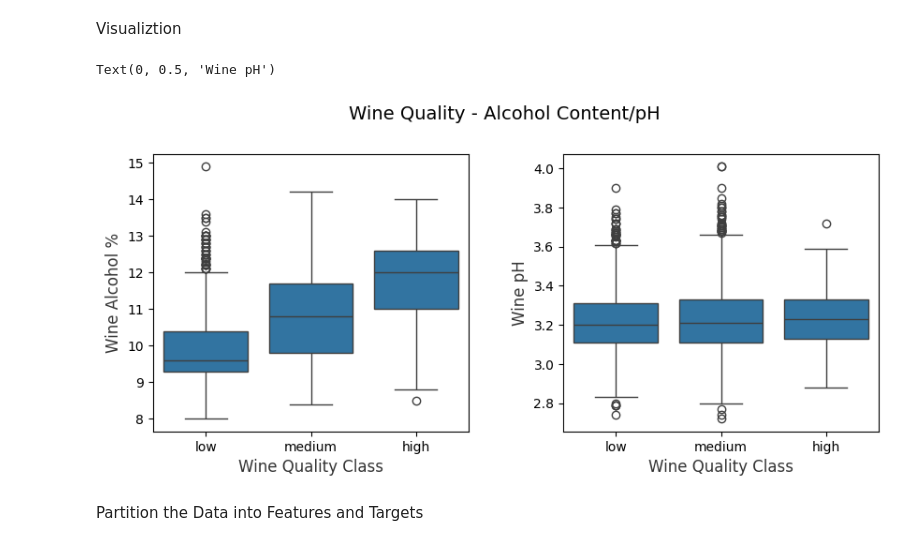
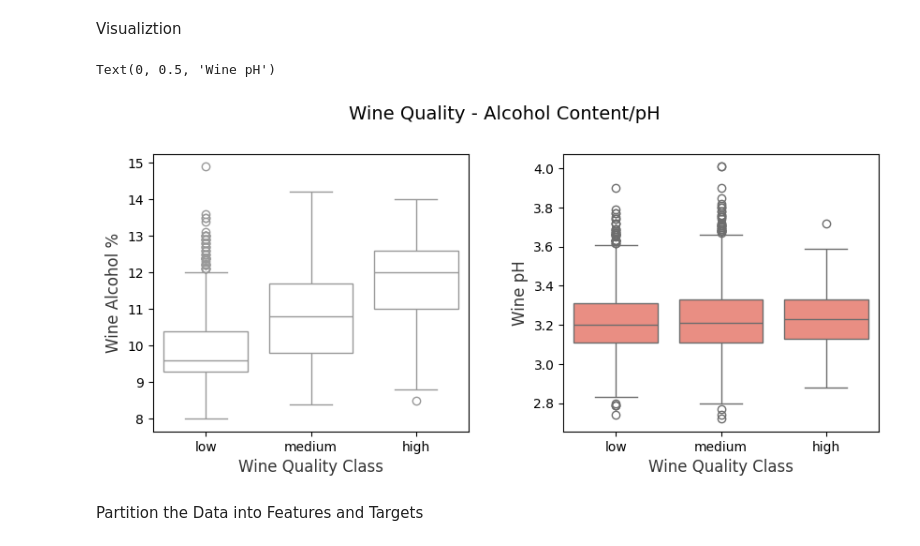
Before and after one commit to jrfanfan/CSE450project, a Jupyter notebook: winequality.ipynb, the cells around one changed output. Saved outputs shown, nothing was run; the diff lists cells and outputs as text; code cells hidden in the pictures.

```diff
--- a/winequality.ipynb
+++ b/winequality.ipynb
@@ -122,20 +122,20 @@ Visualiztion
 # %%
 # We can even visualize these two features and observe the means.
 f, (ax1, ax2) = plt.subplots(1, 2, figsize=(10, 4))
 f.suptitle('Wine Quality - Alcohol Content/pH', fontsize=14)
 f.subplots_adjust(top=0.85, wspace=0.3)
 
 sns.boxplot(x="quality_label", y="alcohol",
-            data=wines, ax=ax1)
+            data=wines, ax=ax1, color='white')
 ax1.set_xlabel("Wine Quality Class",size = 12,alpha=0.8)
 ax1.set_ylabel("Wine Alcohol %",size = 12,alpha=0.8)
 
-sns.boxplot(x="quality_label", y="pH", data=wines, ax=ax2)
+sns.boxplot(x="quality_label", y="pH", data=wines, ax=ax2, color='Salmon')
 ax2.set_xlabel("Wine Quality Class",size = 12,alpha=0.8)
 ax2.set_ylabel("Wine pH",size = 12,alpha=0.8)
 # %% [output]
 Text(0, 0.5, 'Wine pH')
-[figure, old version]
+[figure, new version]
 # %% [markdown]
  Partition the Data into Features and Targets
 # %%
```
Also changed, not shown: parts of 3 cells of this notebook.
